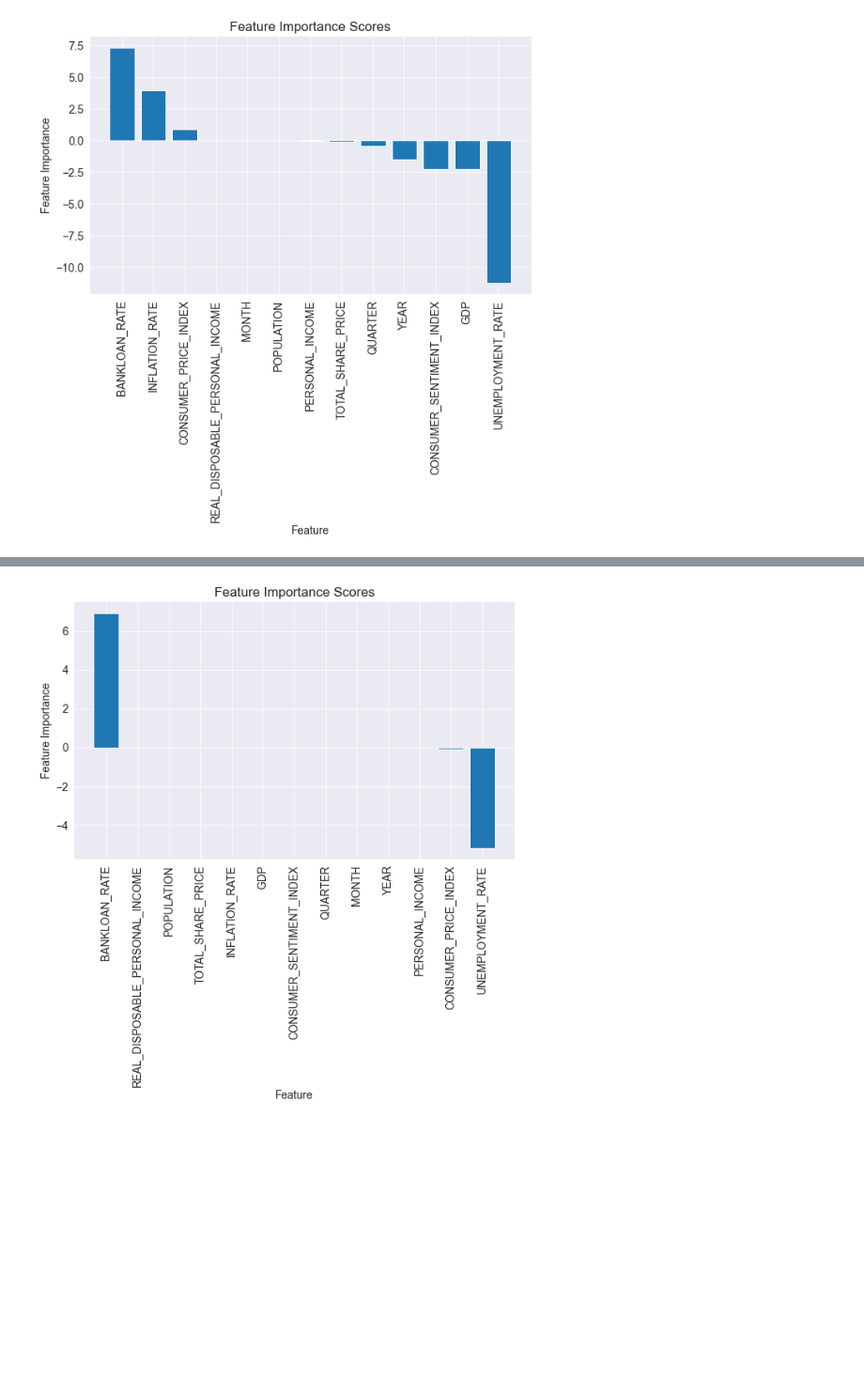
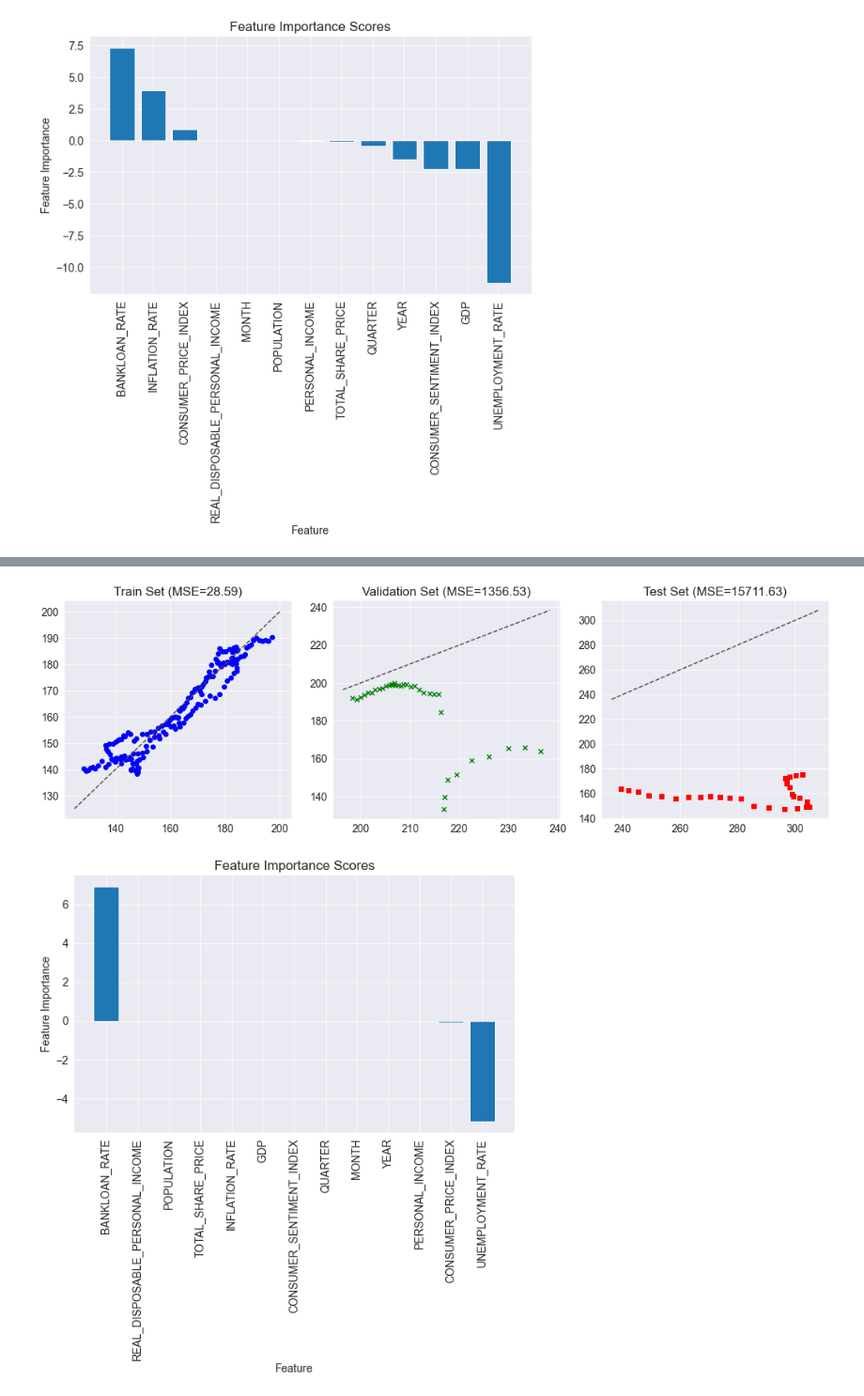
Before and after one commit to rbhattar07/HPI, a Jupyter notebook: main.ipynb, the cells around one changed output, grey strips where cells are left out. Shown at 94% size. Cells and saved outputs as stored; diff of their text form; code cells hidden in the pictures; blank space fills up the shorter version.

```diff
--- a/main.ipynb
+++ b/main.ipynb
@@ -468,3 +469,7 @@ evaluate(lasso)
+# %%
+plot_actual_vs_predicted(lasso, train_inputs, val_inputs, test_inputs, train_target, val_target, test_target)
+# %% [output]
+[figure, added]
 # %%
 # Feature Importance
 
```
Also changed, not shown: parts of 15 cells of this notebook.
